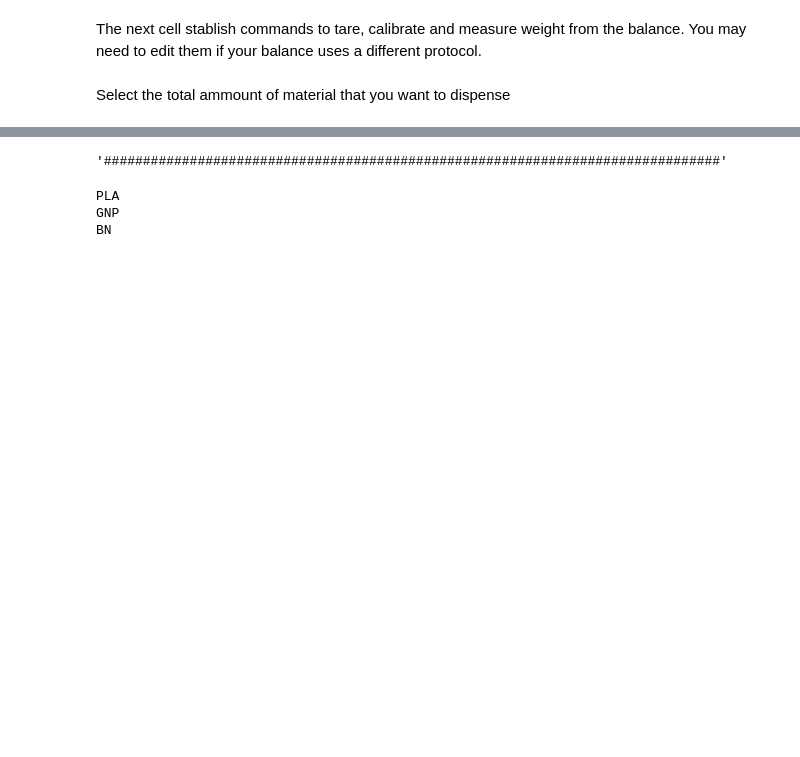
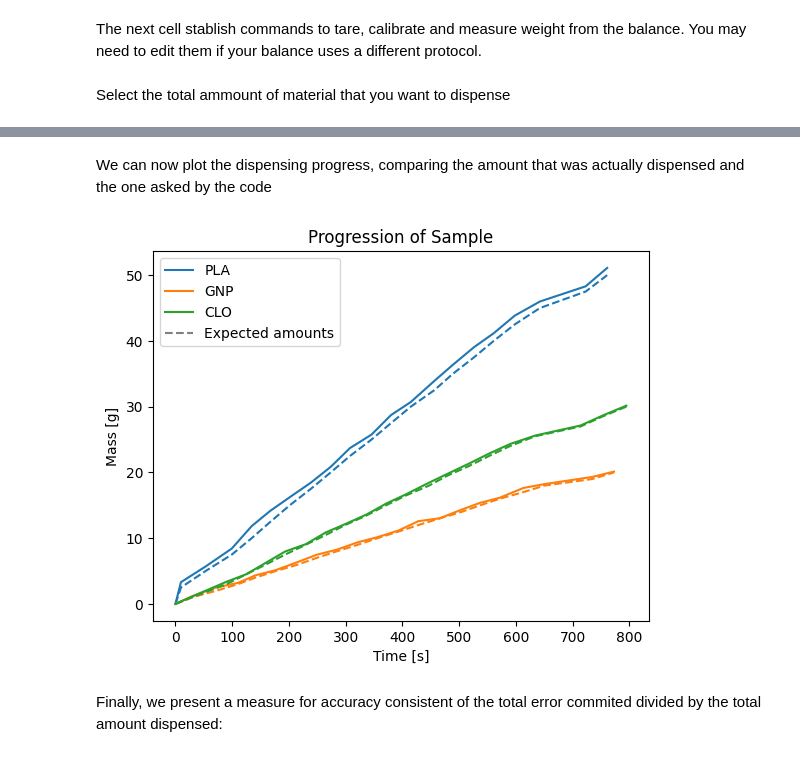
Before and after one commit to AMDatIMDEA/Pellets_Dispenser_Code, a Jupyter notebook: Example_pellet_dispenser.ipynb, the cells around one changed output, grey strips where cells are left out. Drawn from its saved outputs; the diff is of its cells as text; code cells hidden in the pictures; blank space fills up the shorter version.

```diff
--- a/Example_pellet_dispenser.ipynb
+++ b/Example_pellet_dispenser.ipynb
@@ -163,41 +181,10 @@ The next cell runs the dispensers until the desired quantity is reached. As poin
 measureAll = True
 massAll = 0
 mass = 0
-masses = [[] for _ in range(8)]
+masses = [[0] for _ in range(8)]
 i = 0
-times = [[] for _ in range(8)]
-start = time.time()
+times = [[0] for _ in range(8)]
+
 
 dispenser_switch = {0 : b'0', 1 : b'1', 2 : b'2', 3 : b'3',
                     4 : b'4', 5 : b'5', 6 : b'6', 7 : b'7', 'stop' : b'8'}
-
-
-
-while measureAll == True:
-    for j in range(len(C)):
-        if C[j] > tol:
-            if masses[j][i] < ratios[j]*(i+1):
-                measureNow = True
-                tare(balance)
-                time.sleep(2)
-                arduino.write(dispenser_switch[j])
-                while measureNow == True:
-                    mass = measure(balance)
-                    if mass + masses[j][i] >= ratios[j]*(i+1):
-                        arduino.write(dispenser_switch['stop'])
-                        time.sleep(4)
-                        mass = measure(balance)
-                        measureNow = False
-                massAll = massAll + mass
-                masses[j].append(masses[j][i]+mass)
-                time.sleep(0.1)
-            elif masses[j][i] >= ratios[j]*(i+1):
-                arduino.write(dispenser_switch['stop'])
-            times[j].append(time.time()-start)
-            print("iteration ", i+1, "| t = ", times[j][i+1], "s | ", "mass : ", masses[j][i+1])
-    if massAll > mass_target:
-        measureAll = False
-        arduino.write(dispenser_switch['stop'])
-    i = i + 1
-
-arduino.write(dispenser_switch['stop'])
@@ -204,10 +243,18 @@ arduino.write(dispenser_switch['stop'])
+# %% [markdown]
+We can now plot the dispensing progress, comparing the amount that was actually dispensed and the one asked by the code
 # %%
 import matplotlib.pyplot as plt
 
-for key in D:
-    plt.plot(time[D[key],:], mass[D[key],:],label=D)
+colors = ["C0", "C1", "C2", "C3", "C4", "C5", "C6", "C7"]
+
+for key in D.keys():
+    plt.plot(times[D[key]-1], masses[D[key]-1],label=key, c=colors[D[key]-1])
+    plt.plot(times[D[key]-1], np.arange(len(times[D[key]-1]))*ratios[D[key]-1], '--',c=colors[D[key]-1])
+plt.plot(0,0,'--',c = 'gray',label = "Expected amounts")
 plt.title("Progression of Sample")
 plt.xlabel("Time [s]")
 plt.ylabel("Mass [g]")
 plt.legend()
 plt.show()
+# %% [output]
+[figure, added]
@@ -224,12 +261,3 @@ print('Mass flow rate: ', '%.2f' % rate,'g/h')
-# %%
-79*'#'
-# %% [output]
-'###############################################################################'
-# %%
-for key in D:
-    print(key)
-# %% [output]
-PLA
-GNP
-BN
+# %% [markdown]
+Finally, we present a measure for accuracy consistent of the total error commited divided by the total amount dispensed:
 # %%
```
Also changed, not shown: parts of 14 cells of this notebook, 3 other files.
